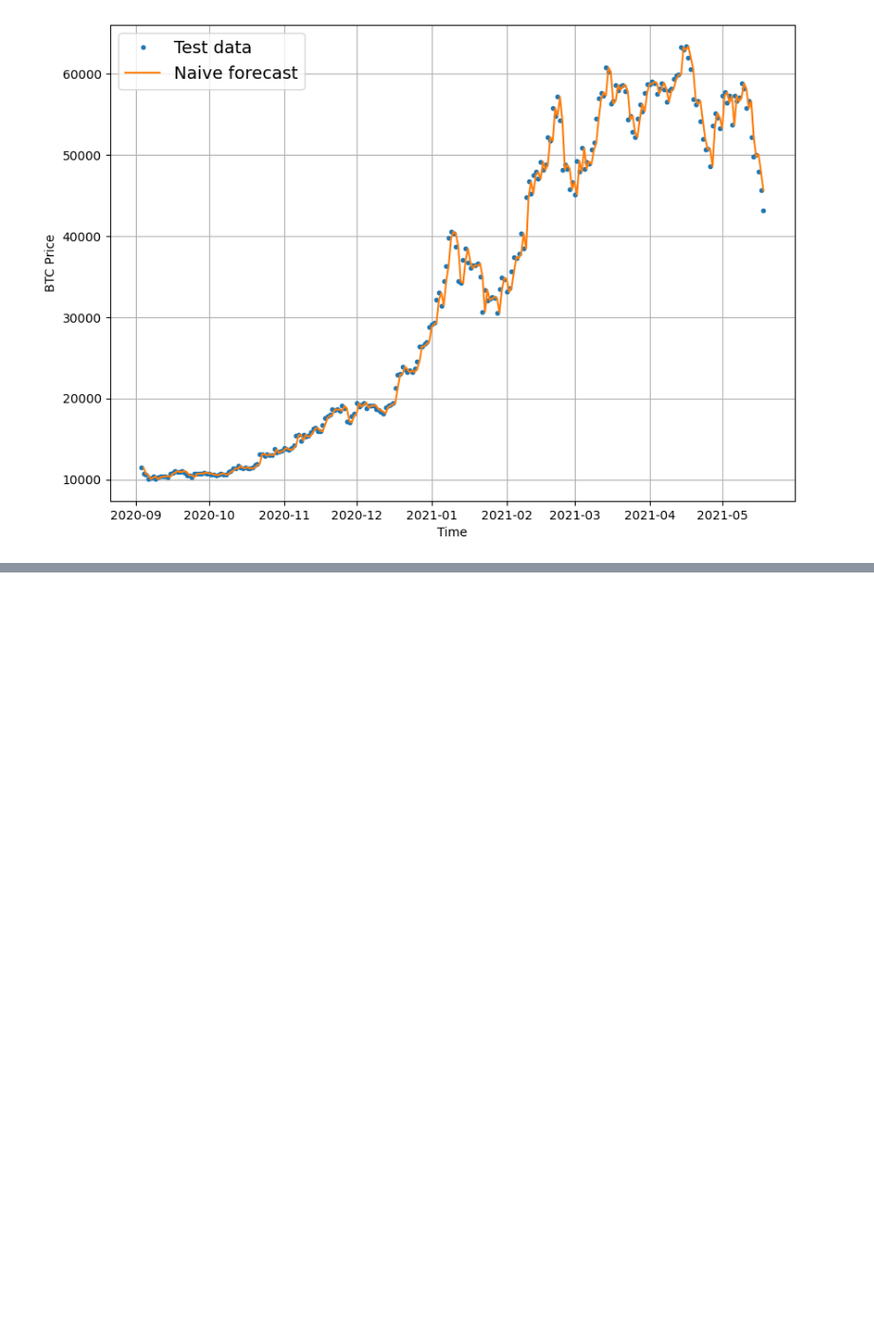
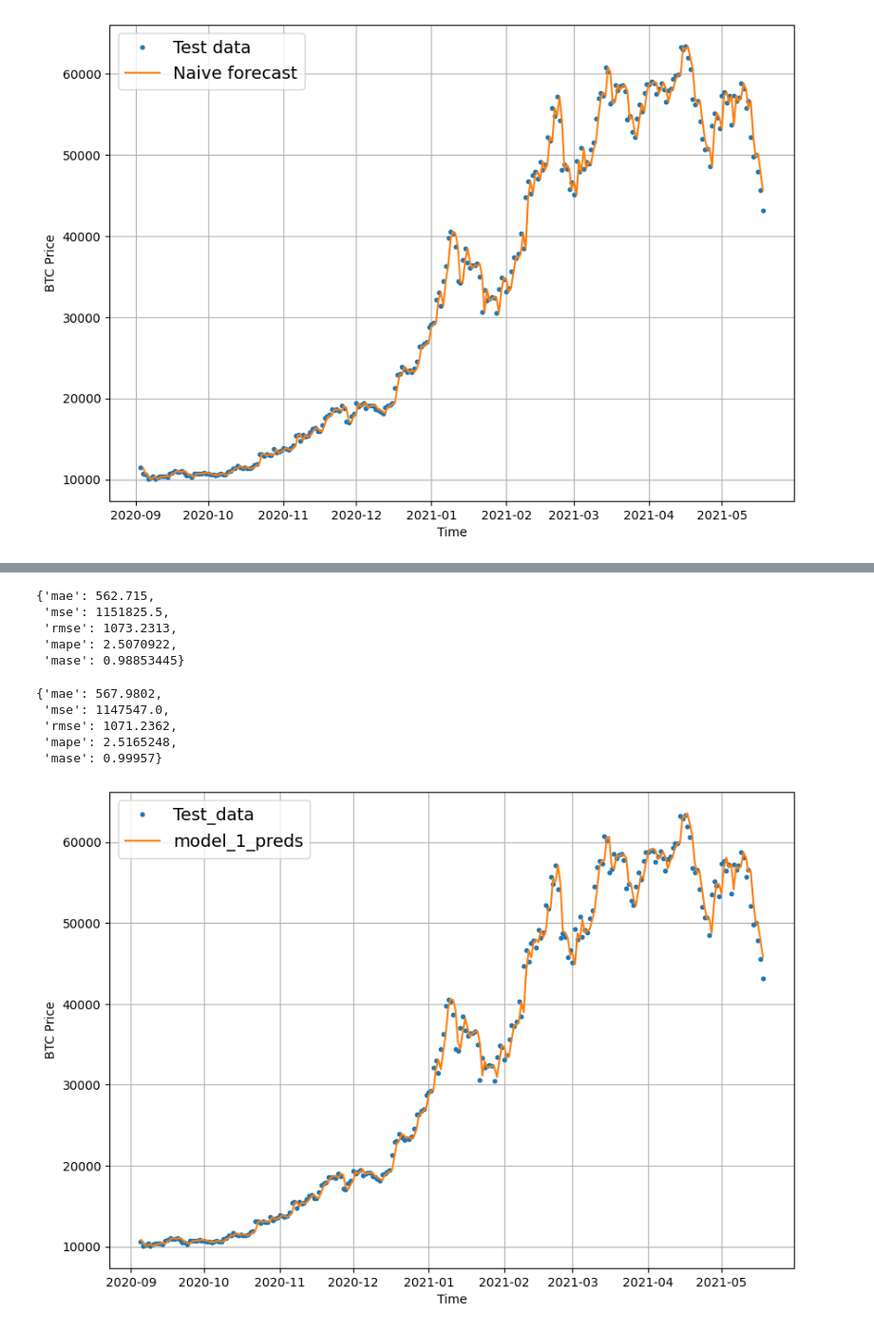
Before and after one commit to Notuc/Bitcon-price-predictor, a Jupyter notebook: Notebook/Untitled.ipynb, the cells around one changed output, grey strips where cells are left out. Shown at 95% size. Cells and saved outputs as stored; diff of their text form; code cells hidden in the pictures; blank space fills up the shorter version.

```diff
--- a/Notebook/Untitled.ipynb
+++ b/Notebook/Untitled.ipynb
@@ -200,0 +342,3 @@ ModuleNotFoundError: No module named 'tensorflow'
+# %%
+train_windows, test_windows, train_labels, test_labels = make_train_test_splits(full_windows, full_labels)
+len(train_windows), len(test_windows), len(train_labels), len(test_labels)
@@ -200,0 +429,3 @@ ModuleNotFoundError: No module named 'tensorflow'
+# %%
+model_1 = tf.keras.models.load_model("model_experiments/model_1_dense")
+model_1.evaluate(test_windows, test_labels)
@@ -200,0 +437,7 @@ ModuleNotFoundError: No module named 'tensorflow'
+# %%
+def make_preds(model, input_data):
+  forecast = model.predict(input_data)
+  return tf.squeeze(forecast)
+# %%
+model_1_preds = make_preds(model_1, test_windows)
+len(model_1_preds), model_1_preds[:10]
@@ -200,0 +450,27 @@ ModuleNotFoundError: No module named 'tensorflow'
+# %%
+# Evaluate preds
+model_1_results = evaluate_preds(y_true=tf.squeeze(test_labels), # reduce to right shape
+                                 y_pred=model_1_preds)
+model_1_results
+# %% [output]
+{'mae': 562.715,
+ 'mse': 1151825.5,
+ 'rmse': 1073.2313,
+ 'mape': 2.5070922,
+ 'mase': 0.98853445}
+# %%
+naive_results
+# %% [output]
+{'mae': 567.9802,
+ 'mse': 1147547.0,
+ 'rmse': 1071.2362,
+ 'mape': 2.5165248,
+ 'mase': 0.99957}
+# %%
+#Plotting
+offset = 300
+plt.figure(figsize=(10, 7))
+plot_time_series(timesteps=X_test[-len(test_windows):], values=test_labels[:, 0], start=offset, label="Test_data")
+plot_time_series(timesteps=X_test[-len(test_windows):], values=model_1_preds, start=offset, format="-", label="model_1_preds")
+# %% [output]
+[figure, added]
```
Also changed, not shown: parts of 38 cells of this notebook.
